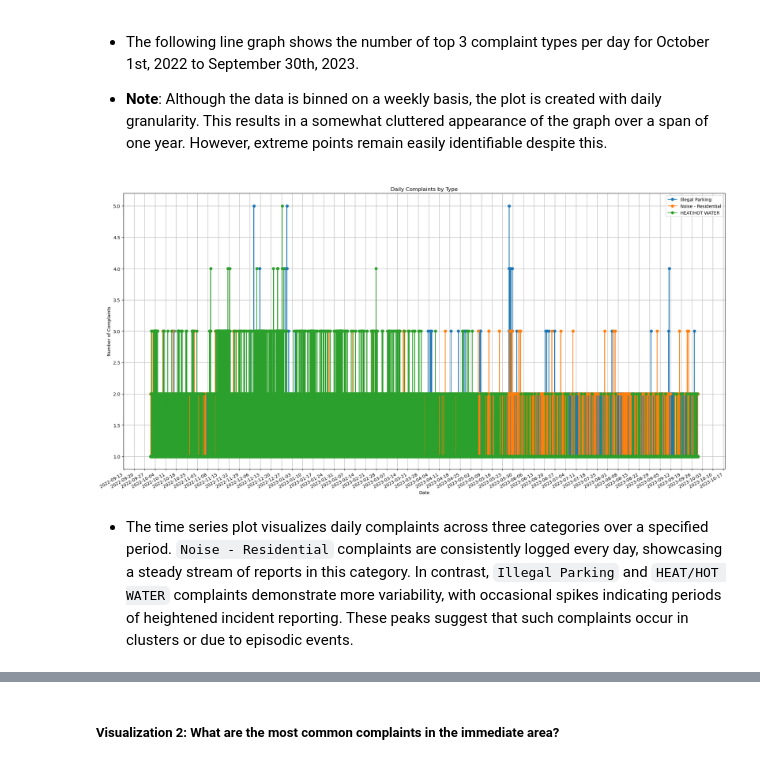
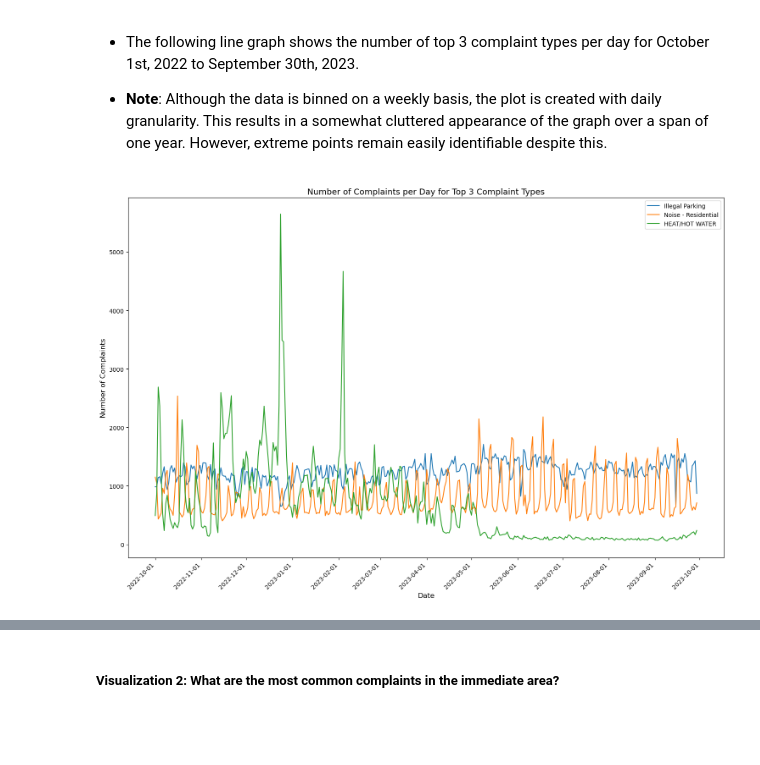
Before and after one commit to chunqiuxia108/FinalProject4501, a Jupyter notebook: cx2313_ly2637_FinalProject.ipynb, the cells around one changed output, grey strips where cells are left out. Cells and saved outputs as stored; diff of their text form; code cells hidden in the pictures; blank space fills up the shorter version.

```diff
--- a/cx2313_ly2637_FinalProject.ipynb
+++ b/cx2313_ly2637_FinalProject.ipynb
@@ -1203,33 +1193,58 @@ def get_top_complaints_types():
 
     return top_complaints_df
 
+top_complaints_df = get_top_complaints_types()
+
 # Function to get daily data for each type of the top complaint
-def get_daily_complaints_data():
-    top_complaints_df = get_top_complaints_types()
-
+def get_daily_complaints_data(top_complaints_df):
     daily_complaints_df = pd.DataFrame()
 
     for complaint_type in top_complaints_df['complaint_type']:
         daily_query = f"""
-        SELECT created_date, COUNT(*) AS num_complaints
+        SELECT DATE(created_date) AS created_date, complaint_type, COUNT(*) AS num_complaints
         FROM three_11s
         WHERE complaint_type = '{complaint_type}' AND
               created_date >= '2022-10-01' AND
               created_date <= '2023-09-30'
-        GROUP BY created_date
-        ORDER BY created_date;
+        GROUP BY DATE(created_date), complaint_type
+        ORDER BY DATE(created_date);
         """
 
         with engine.connect() as connection:
             temp_df = pd.read_sql(daily_query, connection)
-            temp_df['complaint_type'] = complaint_type
-            daily_complaints_df = pd.concat([daily_complaints_df, temp_df])
+            temp_df['created_date'] = pd.to_datetime(temp_df['created_date']).dt.date
+            daily_complaints_df = pd.concat([daily_complaints_df, temp_df], ignore_index=True)
 
-        write_query_to_file(daily_query, Visilization_1_2_FILENAME)
 
-    daily_complaints_df['created_date'] = pd.to_datetime(daily_complaints_df['created_date'])
+    write_query_to_file(daily_query, Visilization_1_2_FILENAME)
 
     return daily_complaints_df
+
+daily_complaints_df = get_daily_complaints_data(top_complaints_df)
+# %%
+# Now we plot the data
+def plot_complaints(daily_complaints_df):
+    plt.figure(figsize=(15, 10))
+    types = daily_complaints_df['complaint_type'].unique()
+    colors = plt.cm.tab10(range(len(types)))
+
+    for complaint_type, color in zip(types, colors):
+        subset = daily_complaints_df[daily_complaints_df['complaint_type'] == complaint_type]
+        plt.plot(subset['created_date'], subset['num_complaints'], label=complaint_type, color=color)
+
+    plt.gca().xaxis.set_major_formatter(mdates.DateFormatter('%Y-%m-%d'))
+    plt.gca().xaxis.set_major_locator(mdates.MonthLocator())
+    plt.gcf().autofmt_xdate(rotation=45)
+    plt.xlabel('Date', fontsize=12)
+    plt.ylabel('Number of Complaints', fontsize=12)
+    plt.title('Number of Complaints per Day for Top 3 Complaint Types', fontsize=14)
+    plt.legend()
+    plt.tight_layout()
+    plt.show()
+
+plot_complaints(daily_complaints_df)
+# %% [output]
+[figure, added]
 # %%
 #Test
 top_complaints_df = get_top_complaints_types()
@@ -1261,6 +1253,0 @@ def plot_daily_complaints_line_chart():
-# %%
-plot_daily_complaints_line_chart()
-# %% [output]
-[figure, removed]
-# %% [markdown]
-- The time series plot visualizes daily complaints across three categories over a specified period. `Noise - Residential` complaints are consistently logged every day, showcasing a steady stream of reports in this category. In contrast, `Illegal Parking` and `HEAT/HOT WATER` complaints demonstrate more variability, with occasional spikes indicating periods of heightened incident reporting. These peaks suggest that such complaints occur in clusters or due to episodic events.
```
Also changed, not shown: parts of 10 cells of this notebook, 3 other files.
